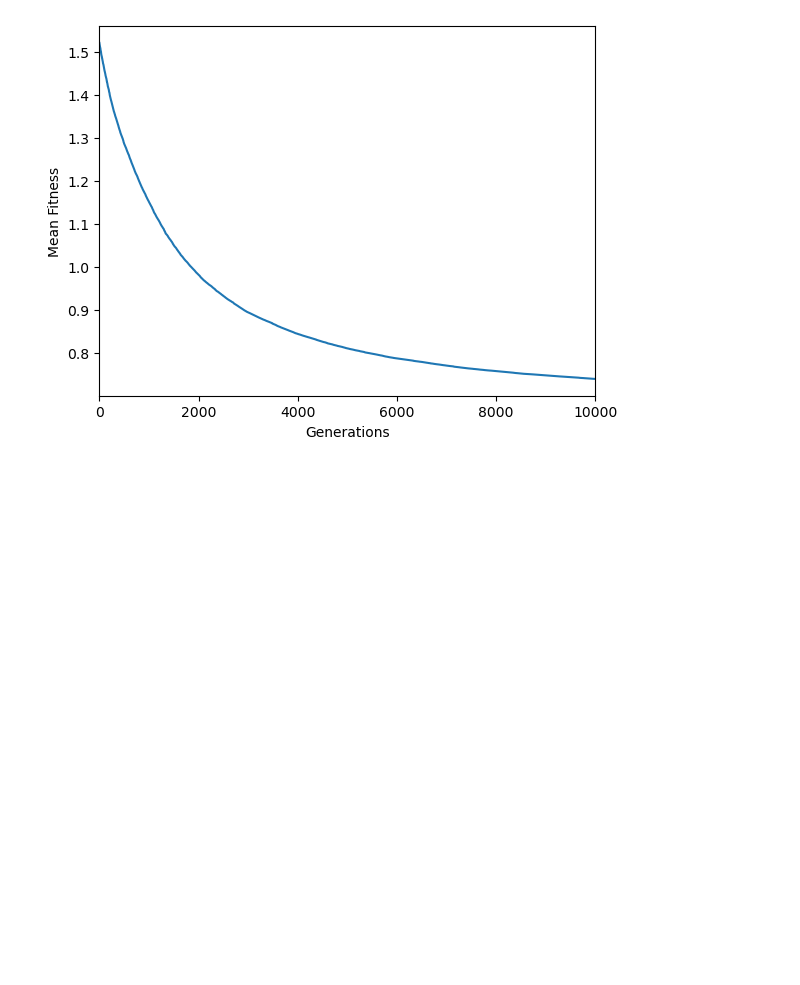
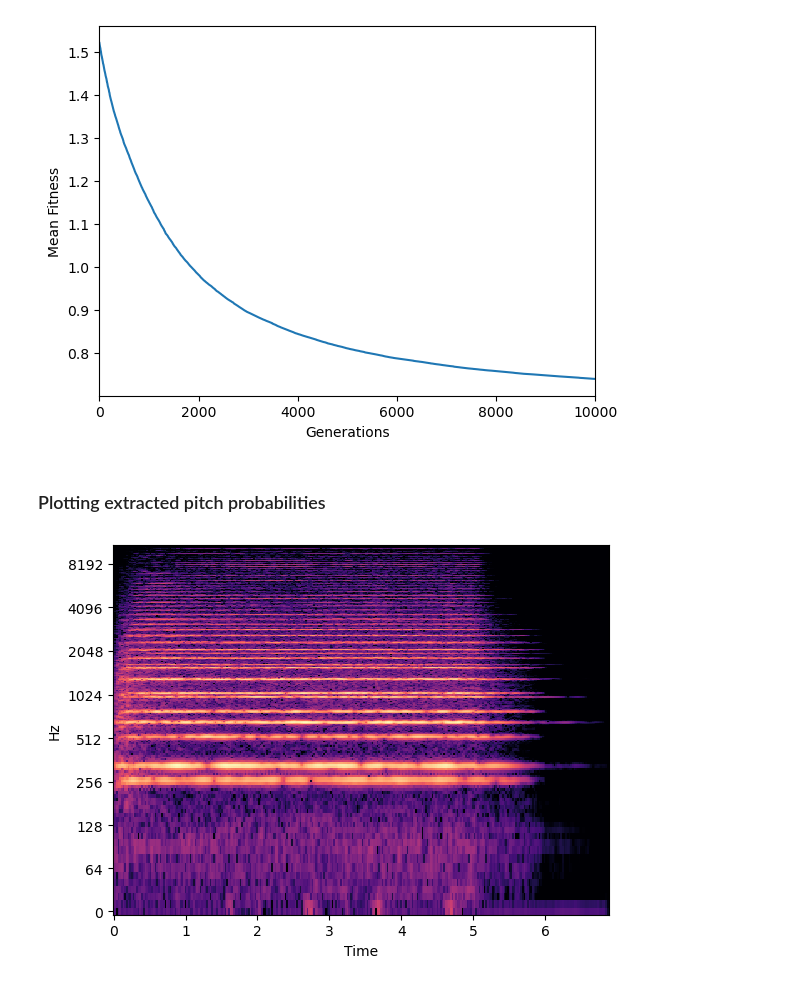
Before and after one commit to jd-rub/MA-thesis, a Jupyter notebook: notebooks/plotting.ipynb, the cells around one changed output. Drawn from its saved outputs; the diff is of its cells as text; code cells hidden in the pictures; blank space fills up the shorter version.

```diff
--- a/notebooks/plotting.ipynb
+++ b/notebooks/plotting.ipynb
@@ -68,3 +73,5 @@ df_fit.plot(xlabel="Generations", ylabel="Mean Fitness", xlim=(0, 10000))
 # %% [output]
 <Axes: xlabel='Generations', ylabel='Mean Fitness'>
 [figure]
+# %% [markdown]
+### Plotting extracted pitch probabilities
@@ -70,0 +83,13 @@ df_fit.plot(xlabel="Generations", ylabel="Mean Fitness", xlim=(0, 10000))
+# %%
+lib = SampleLibrary()
+# %%
+sr = 22050
+targets = [("Trumpet", Pitch.c4), ("Trombone", Pitch.e4)]
+ind = BaseIndividual()
+ind.samples = [lib.get_sample(instrument=tup[0], pitch=tup[1]) for tup in targets]
+mix = ind.to_mixdown()
+D = librosa.amplitude_to_db(np.abs(librosa.stft(mix)), ref=np.max)
+img = librosa.display.specshow(D, y_axis='log', x_axis='time',
+                               sr=sr)
+# %% [output]
+[figure, added]
```
Also changed, not shown: parts of 8 cells of this notebook, 1 other file.
